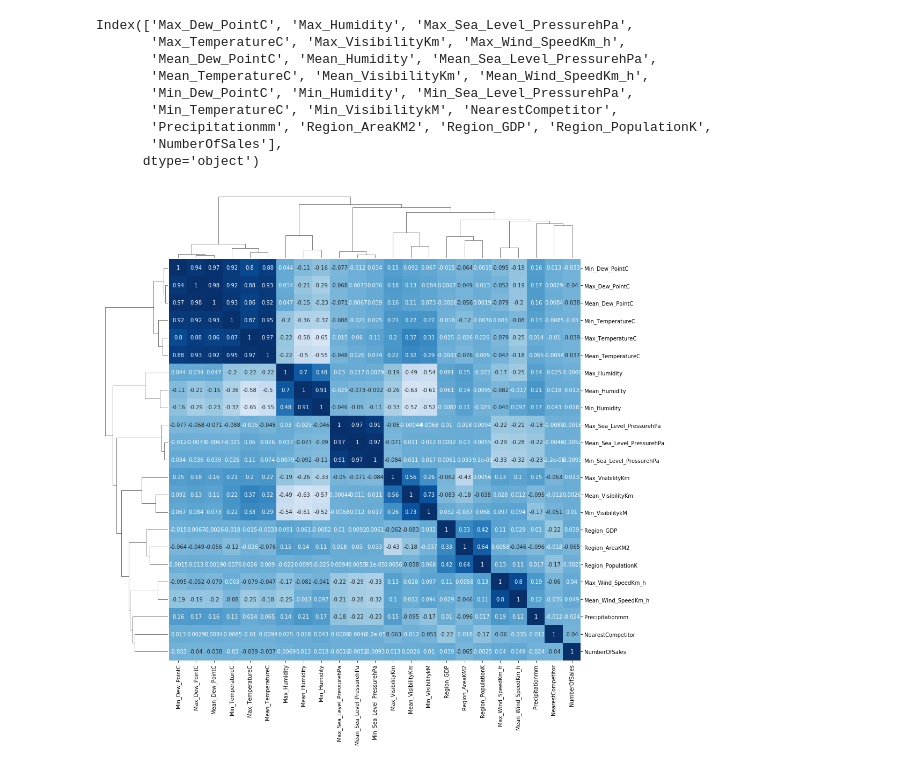
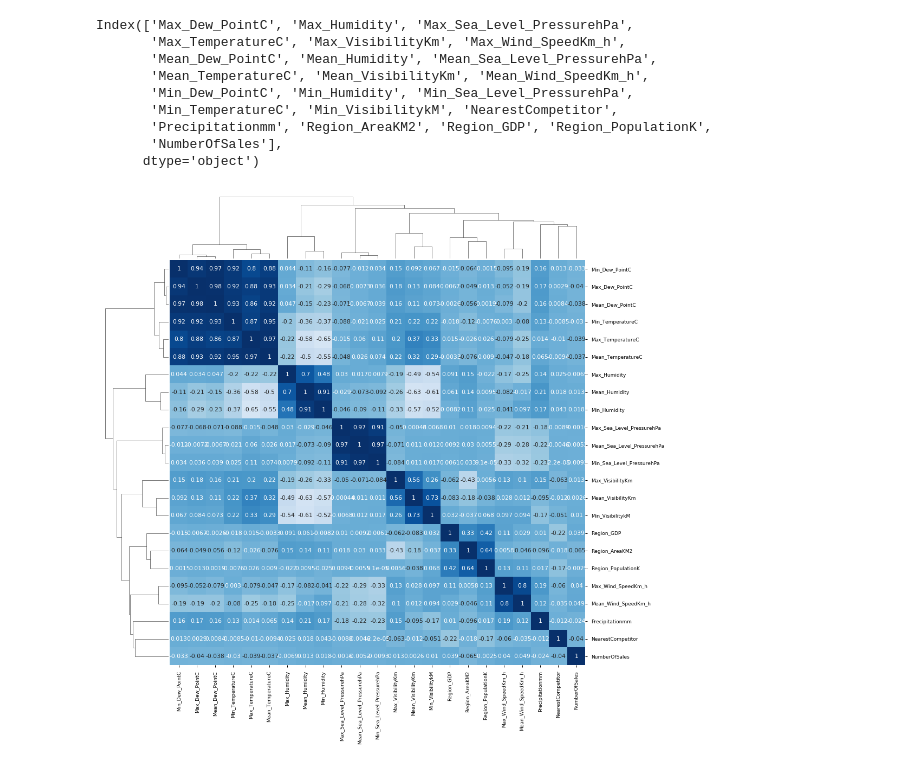
Before and after one commit to PietroMenchetti/DataMiningProject, a Jupyter notebook: Merge.ipynb, the cells around one changed output. Cells and saved outputs as stored; diff of their text form; code cells hidden in the pictures.

```diff
--- a/Merge.ipynb
+++ b/Merge.ipynb
@@ -448,10 +454,11 @@ Index(['Max_Dew_PointC', 'Max_Humidity', 'Max_Sea_Level_PressurehPa',
        'NumberOfSales'],
       dtype='object')
 # %%
+sns.set_context("notebook", font_scale=0.9, rc={"lines.linewidth": 2.5})
 cov=train[continous_variables].corr(method='pearson')
 cm = sns.clustermap(cov, annot=True, center=0, cmap="Blues", figsize=(16, 16))
 cm.cax.set_visible(False)
 # %% [output]
-[figure, old version]
+[figure, new version]
 # %%
 for v in continous_variables:
```
Also changed, not shown: parts of 6 cells of this notebook.
